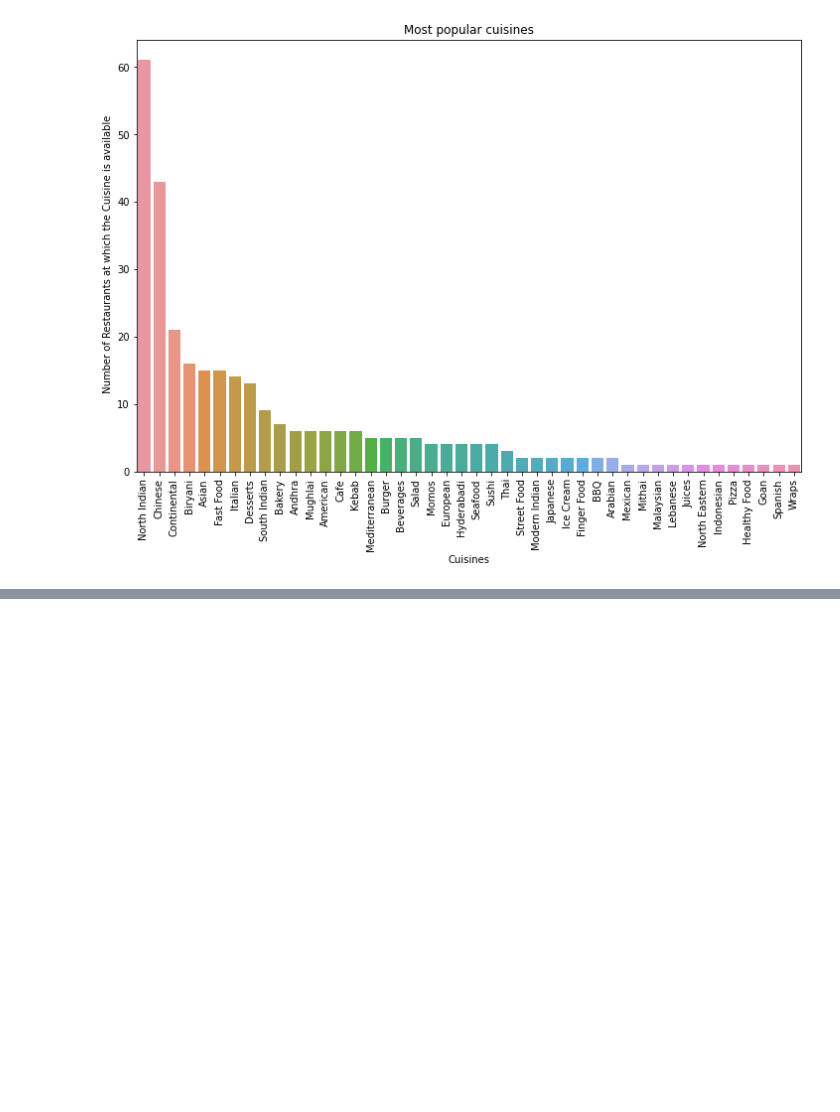
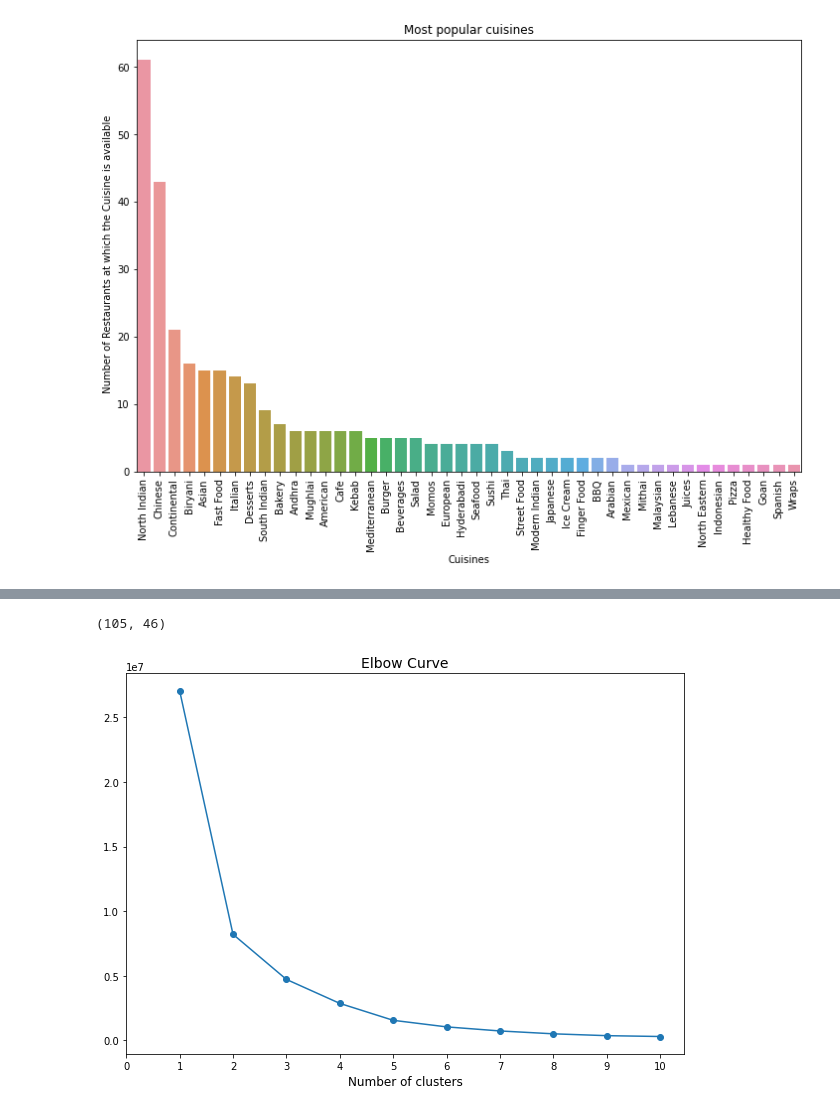
Before and after one commit to Nakulpradeep94/-ZOMATO-RESTAURANT-CLUSTERING-AND-SENTIMENT-ANALYSIS, a Jupyter notebook: ZOMATO_RESTAURANT_CLUSTERING_AND_SENTIMENT_ANALYSIS.ipynb, the cells around one changed output, grey strips where cells are left out. Cells and saved outputs as stored; diff of their text form; code cells hidden in the pictures; blank space fills up the shorter version.

```diff
--- a/ZOMATO_RESTAURANT_CLUSTERING_AND_SENTIMENT_ANALYSIS.ipynb
+++ b/ZOMATO_RESTAURANT_CLUSTERING_AND_SENTIMENT_ANALYSIS.ipynb
@@ -245,0 +294,8 @@ Text(0.5, 1.0, 'Most popular cuisines')
+# %%
+cluster_df['Cuisines'] = cluster_df['Cuisines'].str.replace(' ','')
+
+cluster_df['Cuisines'] = cluster_df['Cuisines'].str.split(',')
+# %%
+#cluster_df['Collections'] = cluster_df['Collections'].str.replace(' ','')
+
+cluster_df['Collections'] = cluster_df['Collections'].str.split(',')
@@ -245,0 +311,3 @@ Text(0.5, 1.0, 'Most popular cuisines')
+# %%
+s = cluster_df['Cuisines'].explode()
+cluster_df=cluster_df[['Name', 'Cost','num_cuisines_offered']].join(pd.crosstab(s.index, s))
@@ -245,0 +347,33 @@ Text(0.5, 1.0, 'Most popular cuisines')
+# %%
+# scaling the data
+from sklearn.preprocessing import StandardScaler
+sc=StandardScaler()
+cluster_data_sc=sc.fit_transform(cluster_df.iloc[:,1:])
+cluster_data_sc.shape
+# %% [output]
+(105, 46)
+# %%
+from sklearn.cluster import KMeans
+#within cluster sum of squares
+sse_list = []
+
+#using 'for' loop for storing wcss values in the empty list created above
+for i in range(1, 11):
+    kmeans = KMeans(n_clusters = i, random_state = 0)
+    kmeans.fit(cluster_df.iloc[:, 1:])
+    sse_list.append(kmeans.inertia_)
+# %%
+#setting figure size
+plt.figure(figsize=(10,7))
+
+#Plotting elbow curve for selecting the value of k
+plt.plot(range(1, 11), sse_list,marker = "o")
+
+#To display the x label, y label, title and xticks
+plt.xlabel('Number of clusters', fontsize = 12)
+plt.ylabel('', fontsize = 12)
+plt.title('Elbow Curve', fontsize = 14)
+plt.xticks(ticks = list(range(0, 11)))
+plt.show()
+# %% [output]
+[figure, added]
```
Also changed, not shown: parts of 21 cells of this notebook.
